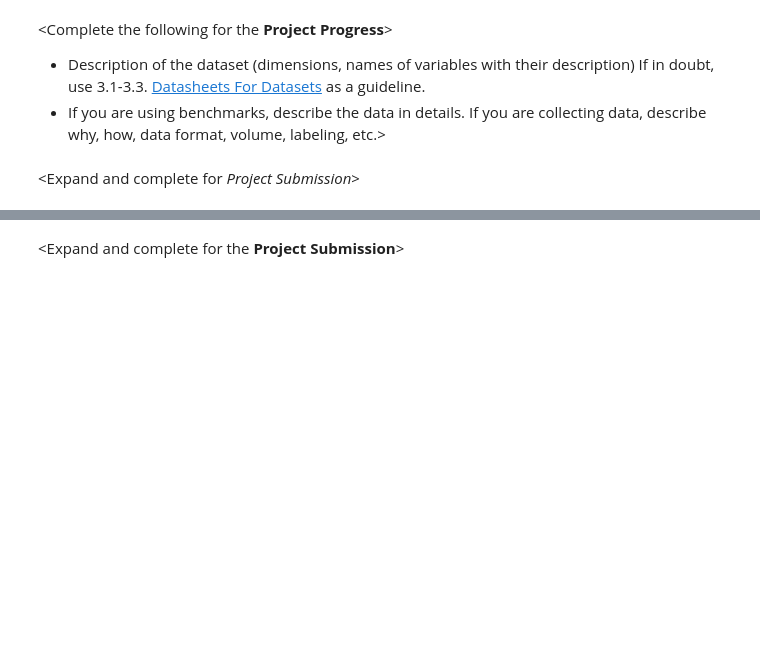
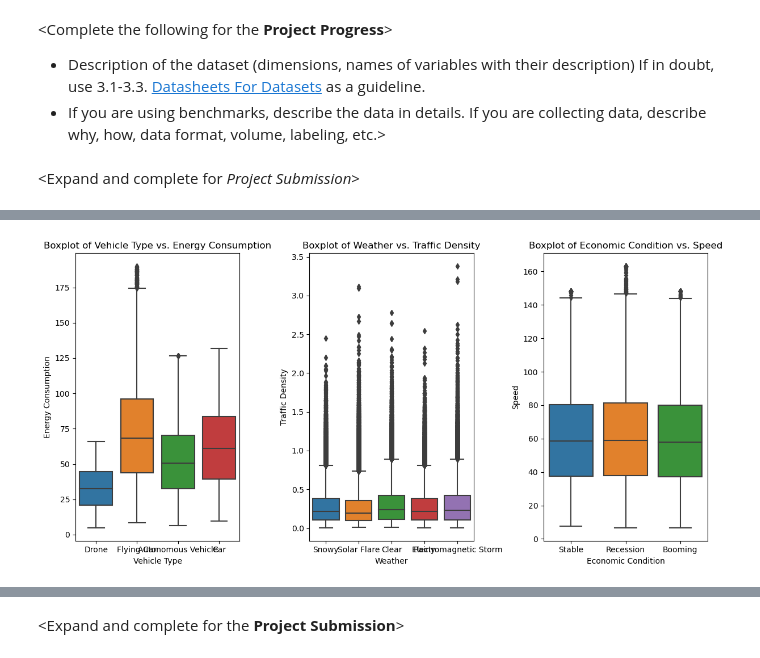
Before and after one commit to zoe-becker/ML-Traffic-Analysis, a Jupyter notebook: ProjectProgress.ipynb, the cells around one changed output, grey strips where cells are left out. Saved outputs shown, nothing was run; the diff lists cells and outputs as text; code cells hidden in the pictures; blank space fills up the shorter version.

```diff
--- a/ProjectProgress.ipynb
+++ b/ProjectProgress.ipynb
@@ -153,0 +202,19 @@ dtype: object
+# %%
+# Boxplots
+plt.figure(figsize=(12, 6))
+plt.subplot(1, 3, 1)
+sns.boxplot(x='Vehicle Type', y='Energy Consumption', data=df)
+plt.title('Boxplot of Vehicle Type vs. Energy Consumption')
+
+plt.subplot(1, 3, 2)
+sns.boxplot(x='Weather', y='Traffic Density', data=df)
+plt.title('Boxplot of Weather vs. Traffic Density')
+
+plt.subplot(1, 3, 3)
+sns.boxplot(x='Economic Condition', y='Speed', data=df)
+plt.title('Boxplot of Economic Condition vs. Speed')
+
+plt.tight_layout()
+plt.show()
+# %% [output]
+[figure, added]
```
Also changed, not shown: parts of 8 cells of this notebook, 1 other file.
